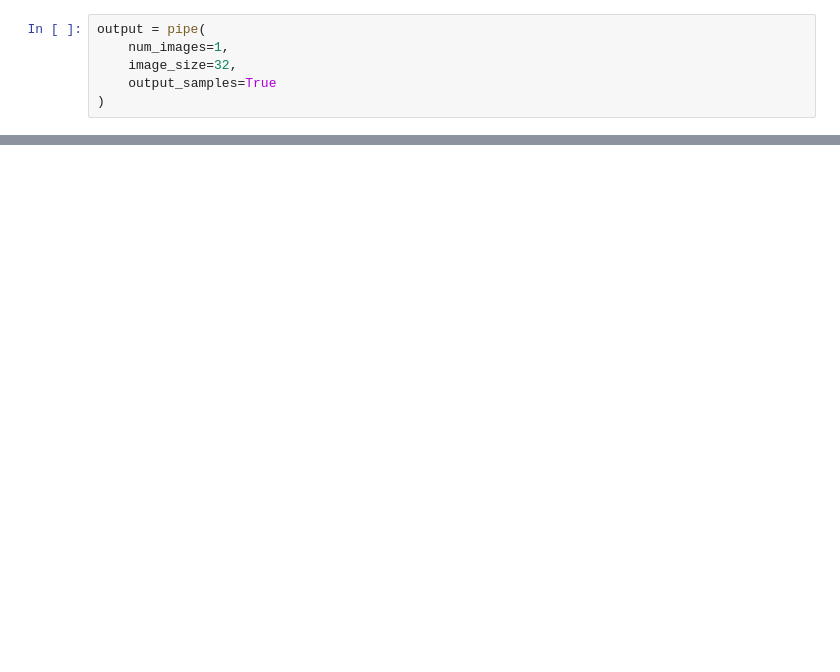
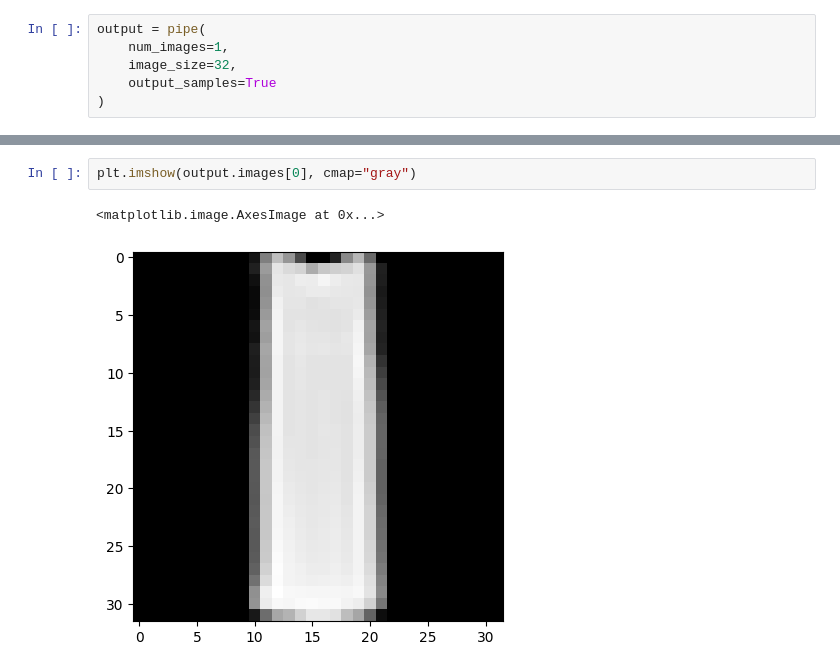
Before and after one commit to ericflip/ddpm, a Jupyter notebook: notebooks/fashion_mnist_ddpm.ipynb, the cells around one changed output, grey strips where cells are left out. Drawn from its saved outputs; the diff is of its cells as text; blank space fills up the shorter version.

```diff
--- a/notebooks/fashion_mnist_ddpm.ipynb
+++ b/notebooks/fashion_mnist_ddpm.ipynb
@@ -52,0 +102,5 @@ output.images[0].resize((256, 256), 0)
+# %%
+plt.imshow(output.images[0], cmap="gray")
+# %% [output]
+<matplotlib.image.AxesImage at 0x...>
+[figure, added]
```
Also changed, not shown: parts of 26 cells of this notebook, 3 other files.
